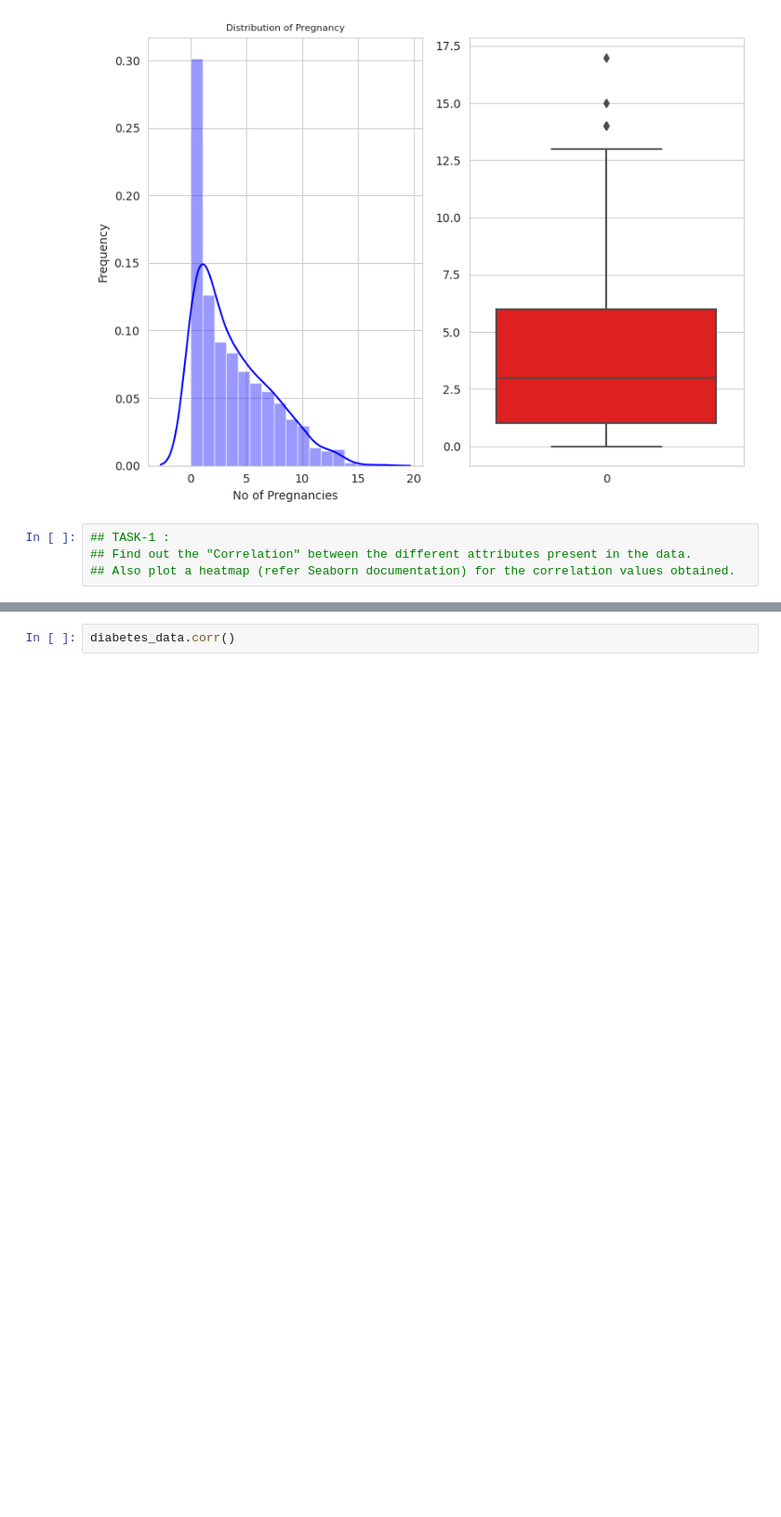
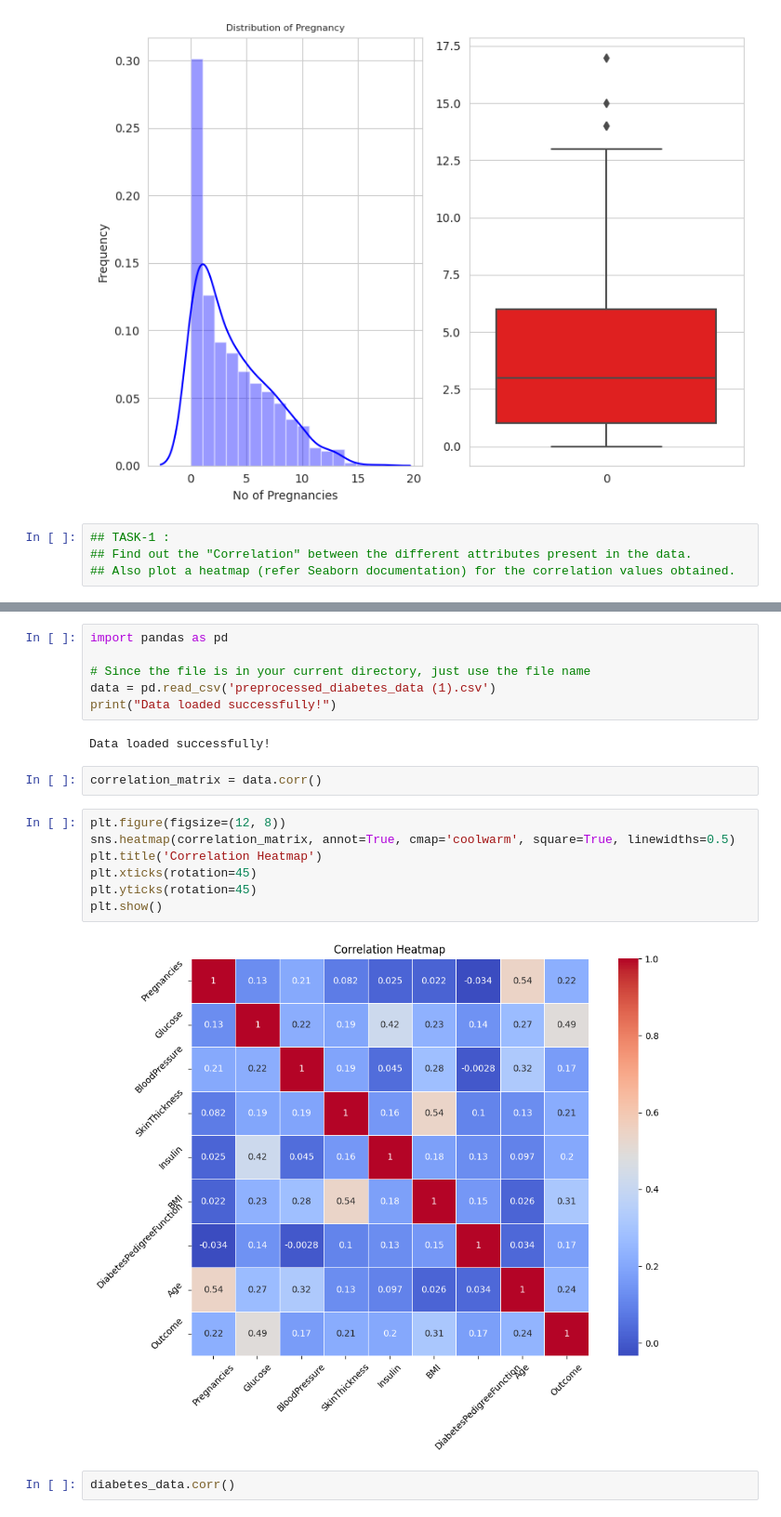
Before and after one commit to SrihithaParvathaneni19/fmml-project-, a Jupyter notebook: Mod3_project.ipynb, the cells around one changed output, grey strips where cells are left out. Shown at 93% size. Saved outputs shown, nothing was run; the diff lists cells and outputs as text; blank space fills up the shorter version.

```diff
--- a/Mod3_project.ipynb
+++ b/Mod3_project.ipynb
@@ -140,3 +141,22 @@ plt.show()
+# %%
+import pandas as pd
+
+# Since the file is in your current directory, just use the file name
+data = pd.read_csv('preprocessed_diabetes_data (1).csv')
+print("Data loaded successfully!")
+# %% [output]
+Data loaded successfully!
+# %%
+correlation_matrix = data.corr()
+# %%
+plt.figure(figsize=(12, 8))
+sns.heatmap(correlation_matrix, annot=True, cmap='coolwarm', square=True, linewidths=0.5)
+plt.title('Correlation Heatmap')
+plt.xticks(rotation=45)
+plt.yticks(rotation=45)
+plt.show()
+# %% [output]
+[figure, added]
 # %%
 diabetes_data.corr()
 # %% [output]
```
Also changed, not shown: parts of 33 cells of this notebook.
